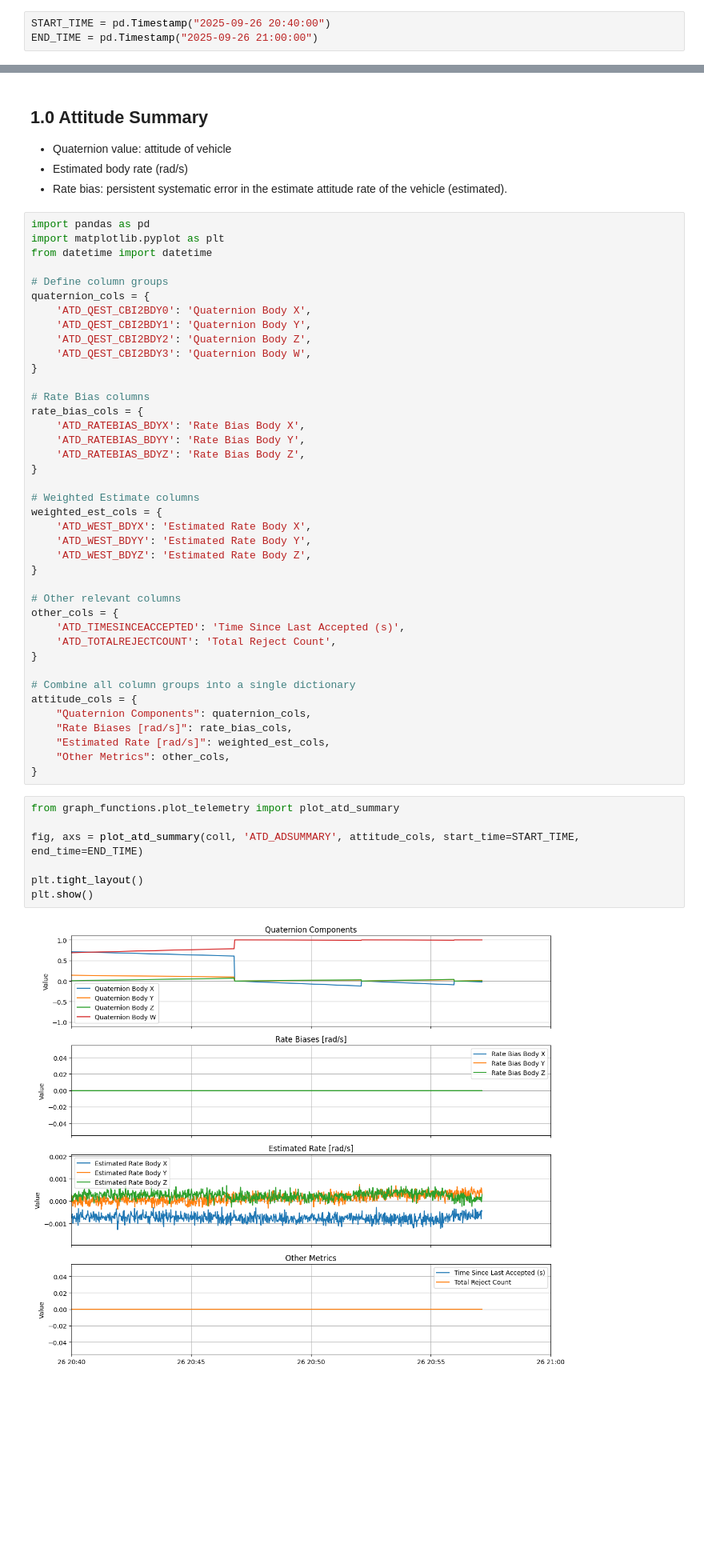
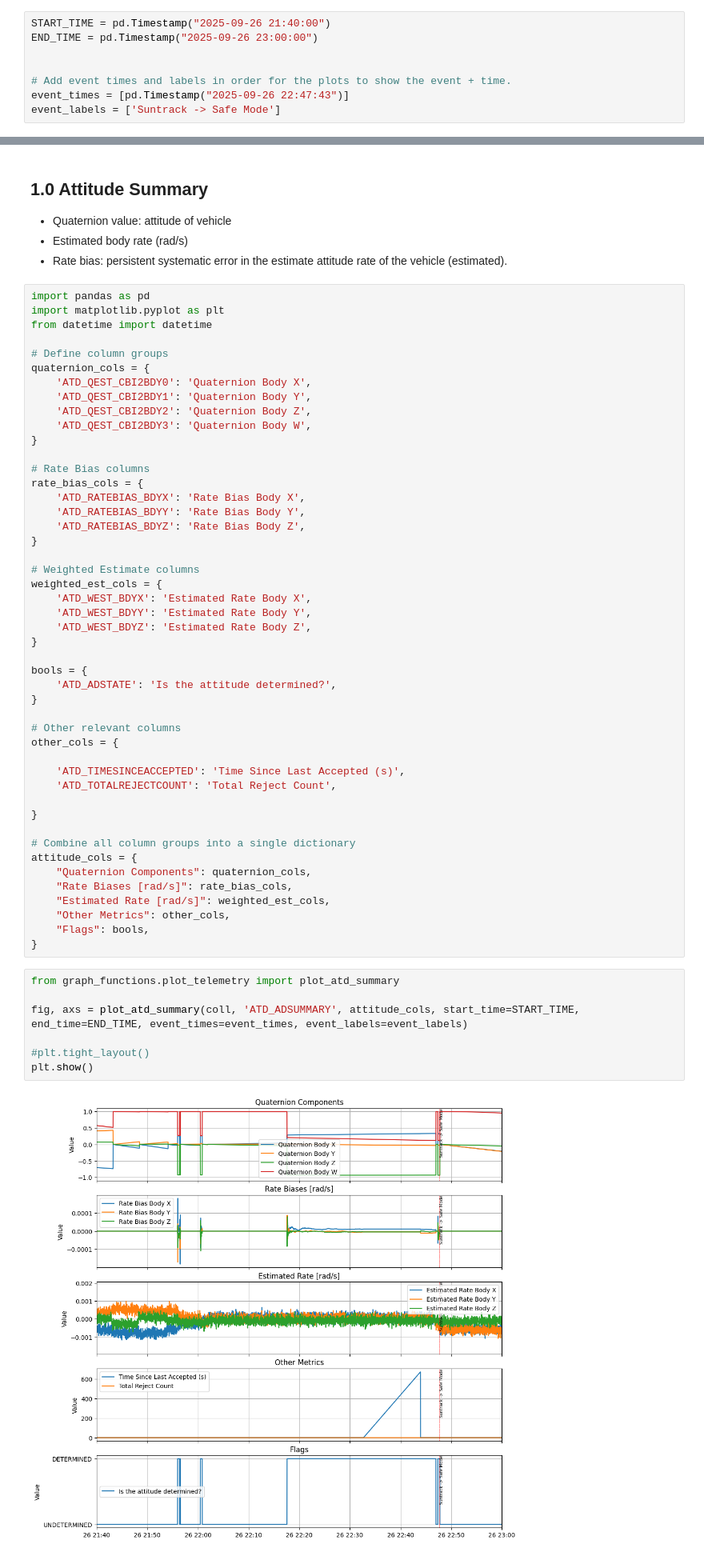
Before and after one commit to aetherflux-space/mango-telemetry-analysis, a Jupyter notebook: telemety-analysis-atttitude.ipynb, the cells around one changed output, grey strips where cells are left out. Shown at 80% size. Cells and saved outputs as stored; diff of their text form; blank space fills up the shorter version.

```diff
--- a/telemety-analysis-atttitude.ipynb
+++ b/telemety-analysis-atttitude.ipynb
@@ -29,6 +48,11 @@ Let's focus our charts on that time range from **20:40** to **21:00**.
 # %%
-START_TIME = pd.Timestamp("2025-09-26 20:40:00")
-END_TIME = pd.Timestamp("2025-09-26 21:00:00")
+START_TIME = pd.Timestamp("2025-09-26 21:40:00")
+END_TIME = pd.Timestamp("2025-09-26 23:00:00")
+
+
+# Add event times and labels in order for the plots to show the event + time.
+event_times = [pd.Timestamp("2025-09-26 22:47:43")]
+event_labels = ['Suntrack -> Safe Mode']
 # %%
 %load_ext autoreload
 %autoreload 2
@@ -108,10 +130,16 @@ weighted_est_cols = {
     'ATD_WEST_BDYZ': 'Estimated Rate Body Z',
 }
 
+bools = {
+    'ATD_ADSTATE': 'Is the attitude determined?',
+}
+
 # Other relevant columns
 other_cols = {
+
     'ATD_TIMESINCEACCEPTED': 'Time Since Last Accepted (s)',
     'ATD_TOTALREJECTCOUNT': 'Total Reject Count',
+
 }
 
 # Combine all column groups into a single dictionary
@@ -120,16 +148,17 @@ attitude_cols = {
     "Rate Biases [rad/s]": rate_bias_cols,
     "Estimated Rate [rad/s]": weighted_est_cols,
     "Other Metrics": other_cols,
+    "Flags": bools,
 }
 # %%
 from graph_functions.plot_telemetry import plot_atd_summary
 
-fig, axs = plot_atd_summary(coll, 'ATD_ADSUMMARY', attitude_cols, start_time=START_TIME, end_time=END_TIME)
+fig, axs = plot_atd_summary(coll, 'ATD_ADSUMMARY', attitude_cols, start_time=START_TIME, end_time=END_TIME, event_times=event_times, event_labels=event_labels)
 
-plt.tight_layout()
+#plt.tight_layout()
 plt.show()
 # %% [output]
-[figure, old version]
+[figure, new version]
 # %% [markdown]
 ## 2.0 Attitude Details (covariance matrix)
 
```
Also changed, not shown: parts of 10 cells of this notebook, 1 other file.
